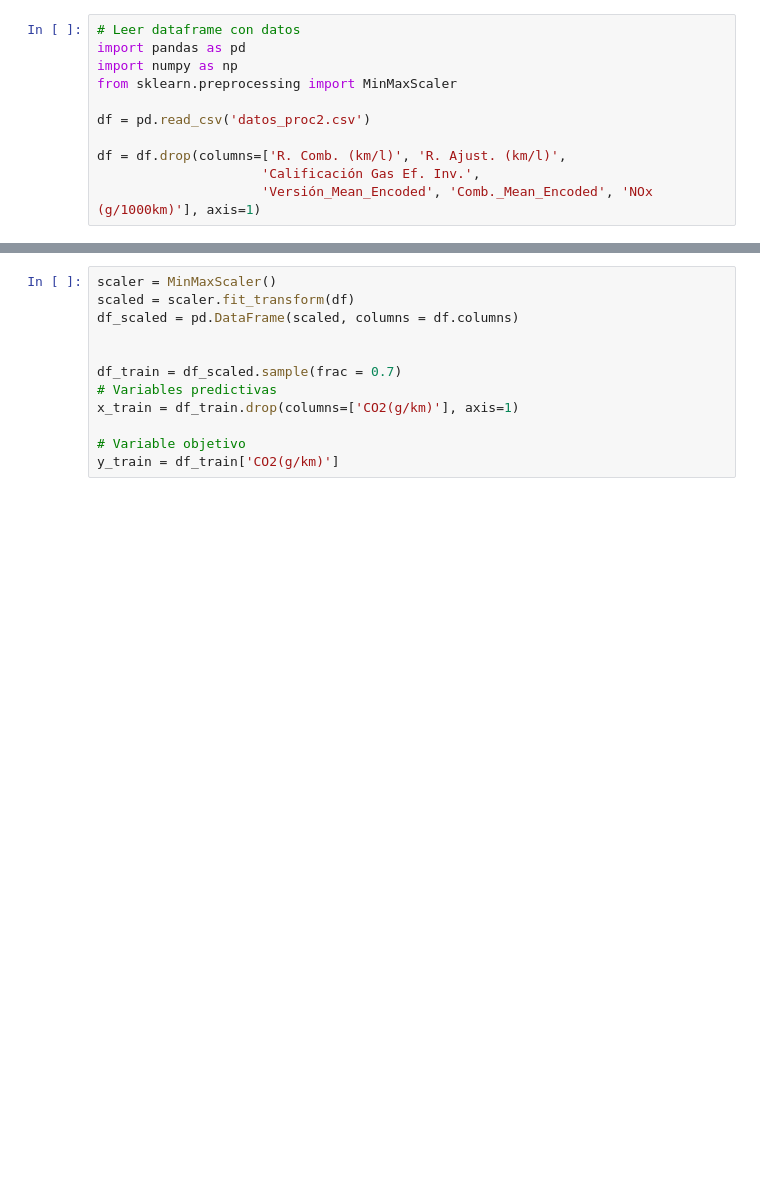
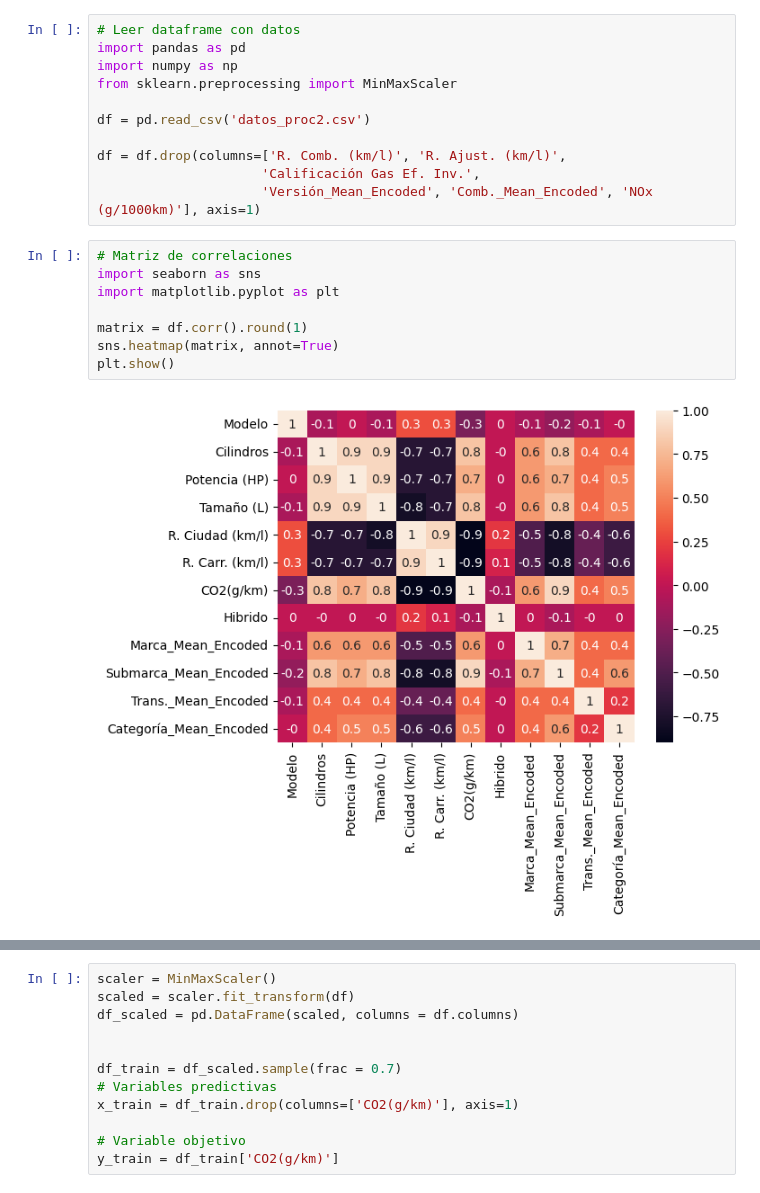
Before and after one commit to luisfelipe100/Aprendizaje_Automatico, a Jupyter notebook: Tareas/RL.ipynb, the cells around one changed output, grey strips where cells are left out. Cells and saved outputs as stored; diff of their text form; blank space fills up the shorter version.

```diff
--- a/Tareas/RL.ipynb
+++ b/Tareas/RL.ipynb
@@ -9,3 +9,13 @@ df = pd.read_csv('datos_proc2.csv')
 df = df.drop(columns=['R. Comb. (km/l)', 'R. Ajust. (km/l)',
                      'Calificación Gas Ef. Inv.',
                      'Versión_Mean_Encoded', 'Comb._Mean_Encoded', 'NOx (g/1000km)'], axis=1)
+# %%
+# Matriz de correlaciones
+import seaborn as sns
+import matplotlib.pyplot as plt
+
+matrix = df.corr().round(1)
+sns.heatmap(matrix, annot=True)
+plt.show()
+# %% [output]
+[figure, added]
```
Also changed, not shown: parts of 1 cell of this notebook, 7 other files.
